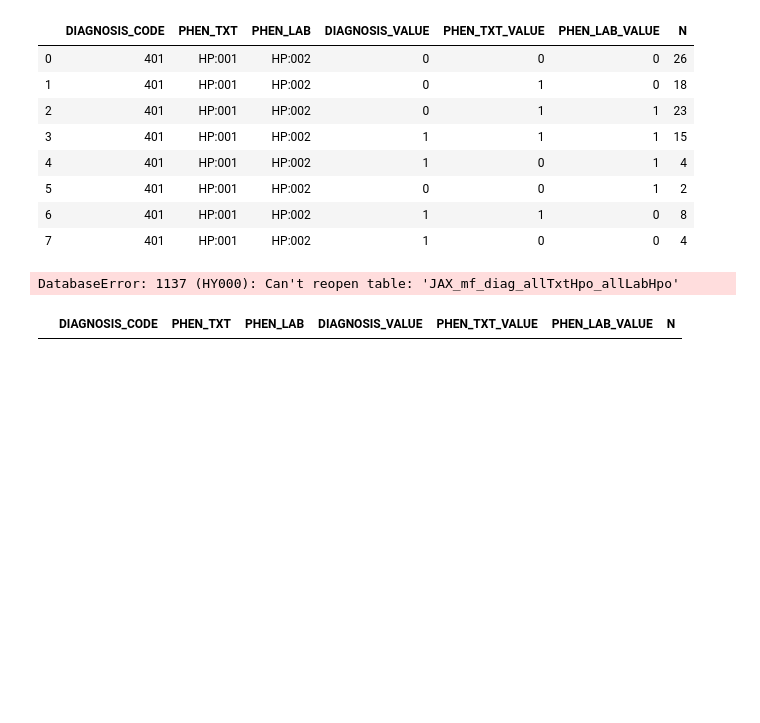
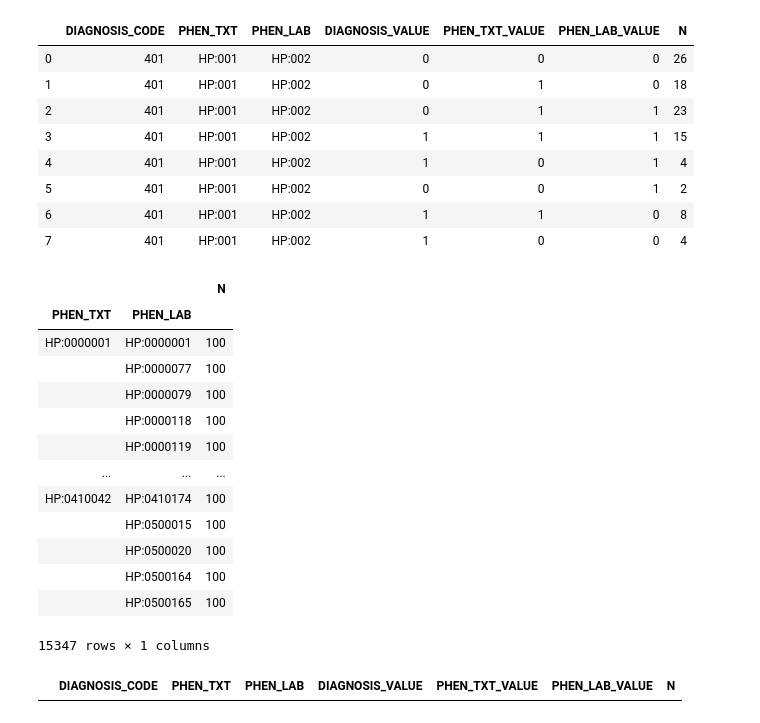
Before and after one commit to TheJacksonLaboratory/MIMIC_HPO, a Jupyter notebook: src/main/resources/mutual_info.ipynb, the cells around one changed output. Saved outputs shown, nothing was run; the diff lists cells and outputs as text; code cells hidden in the pictures; blank space fills up the shorter version.

```diff
--- a/src/main/resources/mutual_info.ipynb
+++ b/src/main/resources/mutual_info.ipynb
@@ -992,13 +1032,26 @@ pd.read_sql_query('''
 | 6 | 401 | HP:001 | HP:002 | 1 | 1 | 0 | 8 |
 | 7 | 401 | HP:001 | HP:002 | 1 | 0 | 0 | 4 |
 # %%
-diagnosisAllTextAllLab(0, 100)
-pd.read_sql_query("SELECT * FROM JAX_mf_diag_allTxtHpo_allLabHpo", mydb)
+#diagnosisAllTextAllLab()
+#pd.read_sql_query("SELECT * FROM JAX_mf_diag_allTxtHpo_allLabHpo", mydb)
 result = pd.read_sql_query("SELECT '{}' AS DIAGNOSIS_CODE, PHEN_TXT, PHEN_LAB, DIAGNOSIS AS DIAGNOSIS_VALUE,PHEN_TXT_VALUE, PHEN_LAB_VALUE, COUNT(*) AS N FROM JAX_mf_diag_allTxtHpo_allLabHpo GROUP BY DIAGNOSIS, PHEN_LAB, PHEN_LAB_VALUE, PHEN_TXT, PHEN_TXT_VALUE", mydb)
 result.groupby(['PHEN_TXT', 'PHEN_LAB']).agg({'N':sum})
 #result
 # %% [output]
+|  |  | N |
+| PHEN_TXT | PHEN_LAB |  |
+| HP:0000001 | HP:0000001 | 100 |
+|  | HP:0000077 | 100 |
+|  | HP:0000079 | 100 |
+|  | HP:0000118 | 100 |
+|  | HP:0000119 | 100 |
+| ... | ... | ... |
+| HP:0410042 | HP:0410174 | 100 |
+|  | HP:0500015 | 100 |
+|  | HP:0500020 | 100 |
+|  | HP:0500164 | 100 |
+|  | HP:0500165 | 100 |
-DatabaseError: 1137 (HY000): Can't reopen table: 'JAX_mf_diag_allTxtHpo_allLabHpo'
+15347 rows × 1 columns
 # %%
 summary_statistics1_radiology, summary_statistics1_lab, summary_statistics2=initSummaryStatisticTables()
 # %%
```
Also changed, not shown: parts of 10 cells of this notebook.
